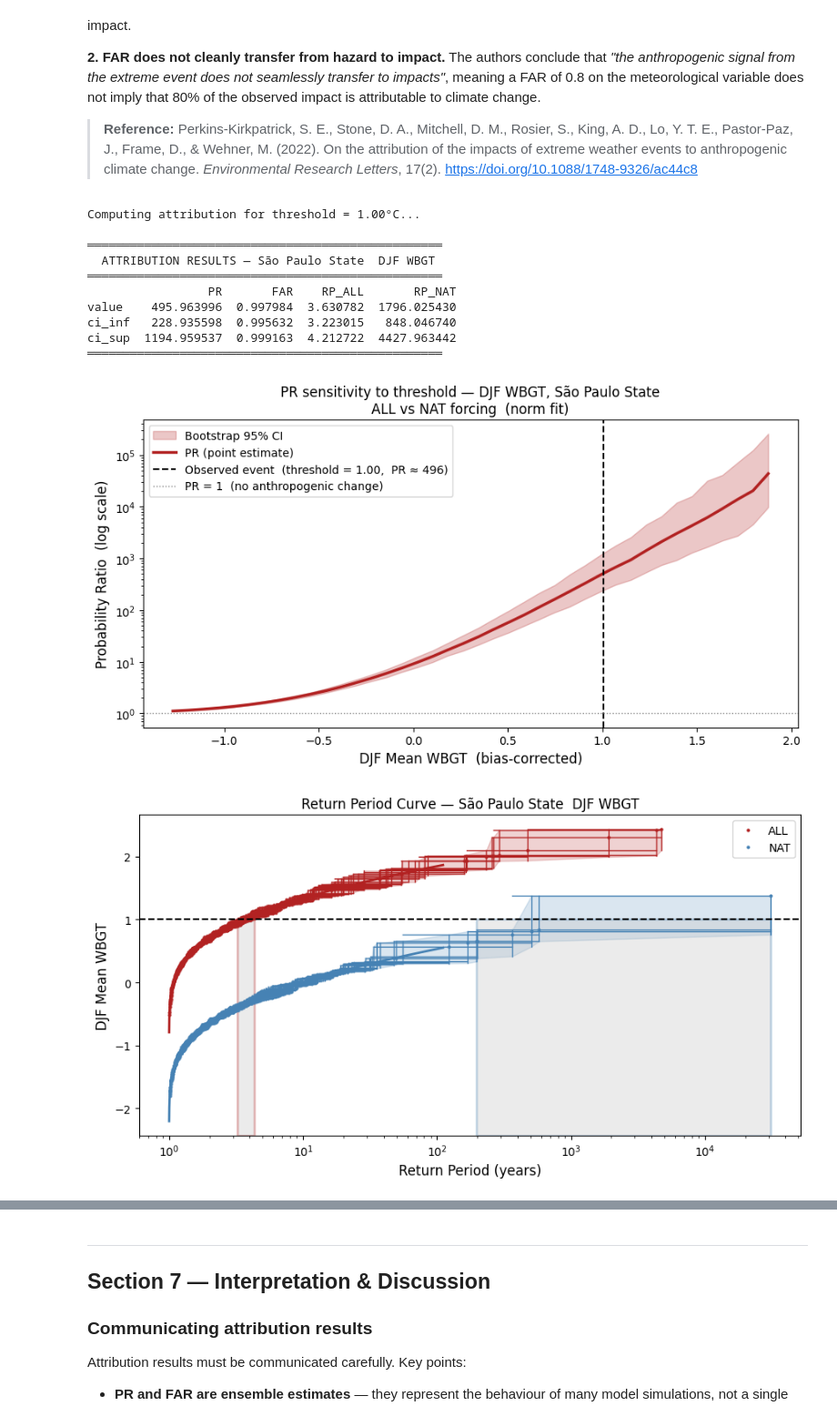
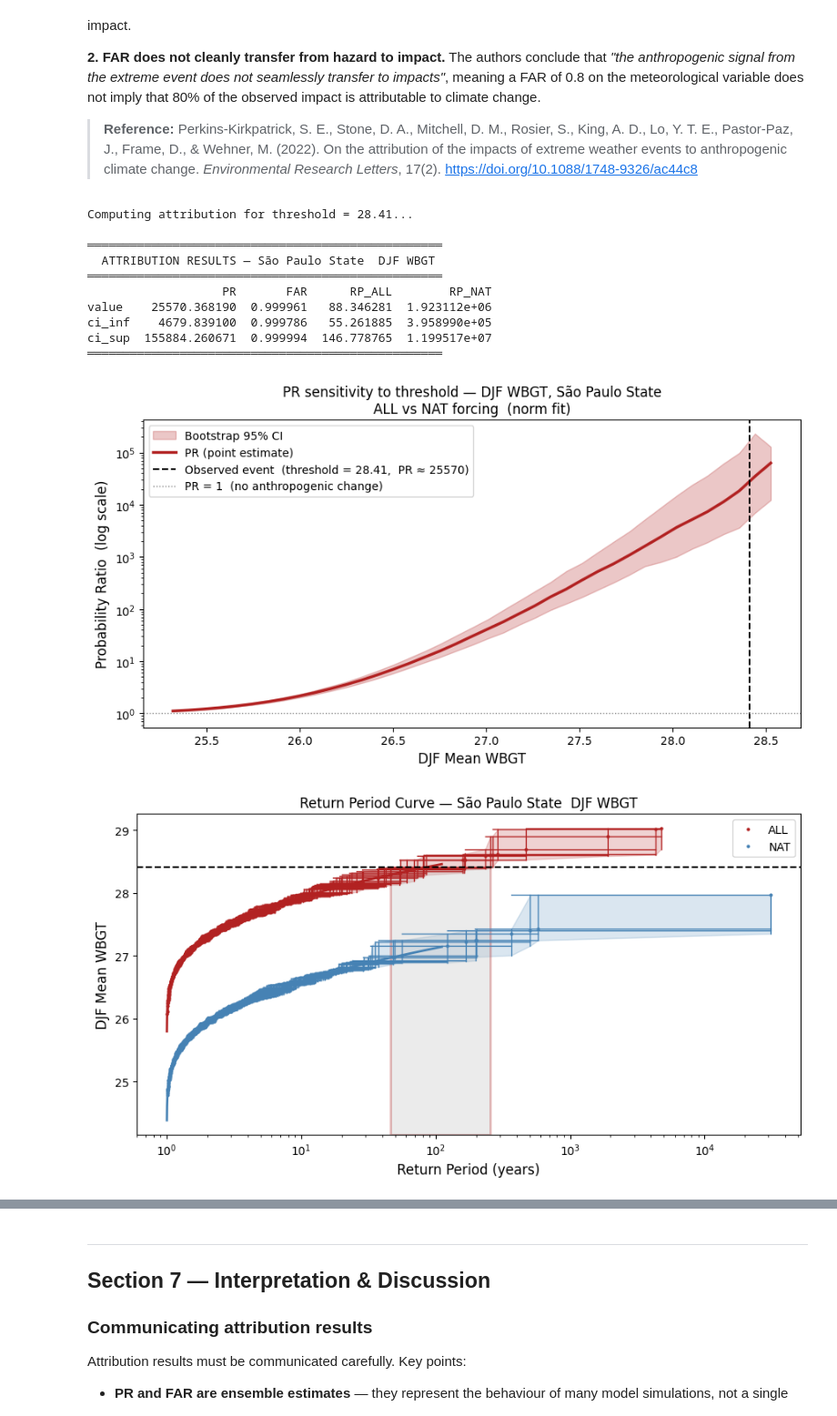
Before and after one commit to Attribution-and-Impacts-Workshops/cssp_summer_school, a Jupyter notebook: 02_WBGT_Attribution.ipynb, the cells around one changed output, grey strips where cells are left out. Shown at 91% size. Drawn from its saved outputs; the diff is of its cells as text; code cells hidden in the pictures.

```diff
--- a/02_WBGT_Attribution.ipynb
+++ b/02_WBGT_Attribution.ipynb
@@ -187,10 +208,17 @@ print("✅ Helper functions defined")
 # %%
 # ── Load pre-computed datasets ─────────────────────────────────────────────
 print(f"Loading datasets (variable: {VARIABLE})...")
-ds_obs  = xr.open_mfdataset(OBS_PATH).rename({'valid_time': 'time'})
+ds_obs  = xr.open_mfdataset(OBS_PATH)
 ds_all  = xr.open_mfdataset(ALL_PATH,  concat_dim='ens', combine='nested')
 ds_nat  = xr.open_mfdataset(NAT_PATH,  concat_dim='ens', combine='nested')
 ds_hist = xr.open_mfdataset(HIST_PATH, concat_dim='ens', combine='nested')
+
+# Rename coordinates if necessary
+rename_map = {'valid_time': 'time', 'latitude': 'lat', 'longitude': 'lon'}
+ds_obs = ds_obs.rename({k: v for k, v in rename_map.items() if k in ds_obs.coords})
+ds_all = ds_all.rename({k: v for k, v in rename_map.items() if k in ds_all.coords})
+ds_nat = ds_nat.rename({k: v for k, v in rename_map.items() if k in ds_nat.coords})
+ds_hist = ds_hist.rename({k: v for k, v in rename_map.items() if k in ds_hist.coords})
 
 da_obs  = ds_obs[VARIABLE]
 da_hist = ds_hist[VARIABLE]
@@ -262,25 +290,28 @@ print("Shapefile masking commented out — remove comments above to use it")
 # %% [output]
 Shapefile masking commented out — remove comments above to use it
 # %%
-# This cell takes a little while to run ...
+# This cell takes a little while to run (~ 6 min) ...
 
 # ── Compute seasonal aggregates and spatial summary ─────────────────────────
 # summer_annual_mean groups by season using TEMPORAL_AGG (mean or max).
 # getattr(..., SPATIAL_AGG) then collapses the spatial dims accordingly.
 obs_djf  = summer_annual_mean(obs_sp[VARIABLE],  summer_months=SEASON_MONTHS, temporal_agg=TEMPORAL_AGG)
-obs_djf  = getattr(obs_djf,  SPATIAL_AGG)(dim=['latitude', 'longitude']).load()
+obs_djf  = getattr(obs_djf,  SPATIAL_AGG)(dim=['lat', 'lon']).load()
 
 hist_djf = summer_annual_mean(hist_sp[VARIABLE], summer_months=SEASON_MONTHS, temporal_agg=TEMPORAL_AGG)
 hist_djf = getattr(hist_djf, SPATIAL_AGG)(dim=['lat', 'lon']).load()
 
 all_djf  = summer_annual_mean(all_sp[VARIABLE],  summer_months=SEASON_MONTHS, temporal_agg=TEMPORAL_AGG)
-all_djf  = getattr(all_djf,  SPATIAL_AGG)(dim=['latitude', 'longitude']).load()
+all_djf  = getattr(all_djf,  SPATIAL_AGG)(dim=['lat', 'lon']).load()
 
 nat_djf  = summer_annual_mean(nat_sp[VARIABLE],  summer_months=SEASON_MONTHS, temporal_agg=TEMPORAL_AGG)
-nat_djf  = getattr(nat_djf,  SPATIAL_AGG)(dim=['latitude', 'longitude']).load()
+nat_djf  = getattr(nat_djf,  SPATIAL_AGG)(dim=['lat', 'lon']).load()
 
 # Event: observed seasonal value for EVENT_YEAR
 event_2024 = float(obs_djf.sel(time=EVENT_YEAR))
+
+# Define threshold value
+threshold = event_2024
 
 # Select only the event year for attribution
 all_djf = all_djf.sel(time=EVENT_YEAR)
@@ -645,13 +680,14 @@ The authors conclude that *"the anthropogenic signal from the extreme event does
 > **Reference:** Perkins-Kirkpatrick, S. E., Stone, D. A., Mitchell, D. M., Rosier, S., King, A. D., Lo, Y. T. E., Pastor-Paz, J., Frame, D., & Wehner, M. (2022). On the attribution of the impacts of extreme weather events to anthropogenic climate change. *Environmental Research Letters*, 17(2). https://doi.org/10.1088/1748-9326/ac44c8
 # %%
 # ── Compute attribution metrics ────────────────────────────────────────────
-print(f"Computing attribution for threshold = {threshold:.2f}°C...")
+print(f"Computing attribution for threshold = {threshold:.2f}...")
 
 metrics = eea.attribution.attribution_metrics(
     all=all_djf,
     nat=nat_djf,
-    fit_function=fit_function,   # Normal; swap for gev for GEV-based attribution
-    thresh=threshold
+    fit_function=fit_function,
+    thresh=threshold,
+    direction=DIRECTION,
 )
 
 print()
@@ -661,15 +697,15 @@ print("═" * 50)
 print(metrics)
 print("═" * 50)
 # %% [output]
-Computing attribution for threshold = 1.00°C...
+Computing attribution for threshold = 28.41...
 
 ══════════════════════════════════════════════════
   ATTRIBUTION RESULTS — São Paulo State  DJF WBGT
 ══════════════════════════════════════════════════
-                 PR       FAR    RP_ALL       RP_NAT
-value    495.963996  0.997984  3.630782  1796.025430
-ci_inf   228.935598  0.995632  3.223015   848.046740
-ci_sup  1194.959537  0.999163  4.212722  4427.963442
+                   PR       FAR      RP_ALL        RP_NAT
+value    25570.368190  0.999961   88.346281  1.923112e+06
+ci_inf    4679.839100  0.999786   55.261885  3.958990e+05
+ci_sup  155884.260671  0.999994  146.778765  1.199517e+07
 ══════════════════════════════════════════════════
 # %%
 # ── PR sensitivity to threshold ─────────────────────────────────────────────
@@ -696,13 +732,14 @@ for t in thresh_range:
             all=all_djf,
             nat=nat_djf,
             fit_function=fit_function,
-            thresh=float(t)
+            thresh=float(t),
+            direction=DIRECTION,
         )
-        pr_values.append(float(m.loc['value',  'PR']))
+        pr_values.append(float(m.loc['value', 'PR']))
         pr_ci_inf.append(float(m.loc['ci_inf', 'PR']))
         pr_ci_sup.append(float(m.loc['ci_sup', 'PR']))
         thresh_used.append(float(t))
-    except (IndexError, ValueError):
+    except (IndexError, ValueError, KeyError):
         pass   # skip thresholds where the bootstrap has no valid samples
 
 thresh_used = np.array(thresh_used)
@@ -723,7 +760,7 @@ ax.axvline(
 ax.axhline(1, color='gray', linestyle=':', lw=1, label='PR = 1  (no anthropogenic change)')
 
 ax.set_yscale('log')
-ax.set_xlabel(f'{SEASON_LABEL} {TEMPORAL_AGG.capitalize()} {VAR_LABEL}  (bias-corrected)', fontsize=12)
+ax.set_xlabel(f'{SEASON_LABEL} {TEMPORAL_AGG.capitalize()} {VAR_LABEL}', fontsize=12)
 ax.set_ylabel('Probability Ratio  (log scale)', fontsize=12)
 ax.set_title(
     f'PR sensitivity to threshold — {SEASON_LABEL} {VAR_LABEL}, {REGION_NAME}\n'
@@ -734,31 +771,32 @@ ax.legend(fontsize=10)
 plt.tight_layout()
 plt.show()
 # %% [output]
-[figure, old version]
+[figure, new version]
 # %%
 # ── Return Period plot ─────────────────────────────────────────────────────
 # The return period plot shows how often events of different magnitudes occur
 # in each world. A lower return period = more frequent event.
 
 fig, ax = plt.subplots(figsize=(9, 5))
 
 eea.attribution.rp_plot(
     ax,
     all=all_djf,
     nat=nat_djf,
     fit_function=fit_function,
     thresh=threshold,
+    direction=DIRECTION,
     all_color='firebrick',
     nat_color='steelblue'
 )
 
 ax.set_xlabel('Return Period (years)', fontsize=12)
 ax.set_ylabel(f'{SEASON_LABEL} {TEMPORAL_AGG.capitalize()} {VAR_LABEL}', fontsize=12)
 ax.set_title(f'Return Period Curve — {REGION_NAME}  {SEASON_LABEL} {VAR_LABEL}', fontsize=12)
 plt.tight_layout()
 plt.show()
 # %% [output]
-[figure, old version]
+[figure, new version]
 # %%
 # ── Attributable magnitude change vs return period (with bootstrap CI) ──────
 # For each return period T, the magnitude difference ALL − NAT answers:
```
Also changed, not shown: parts of 8 cells of this notebook.
